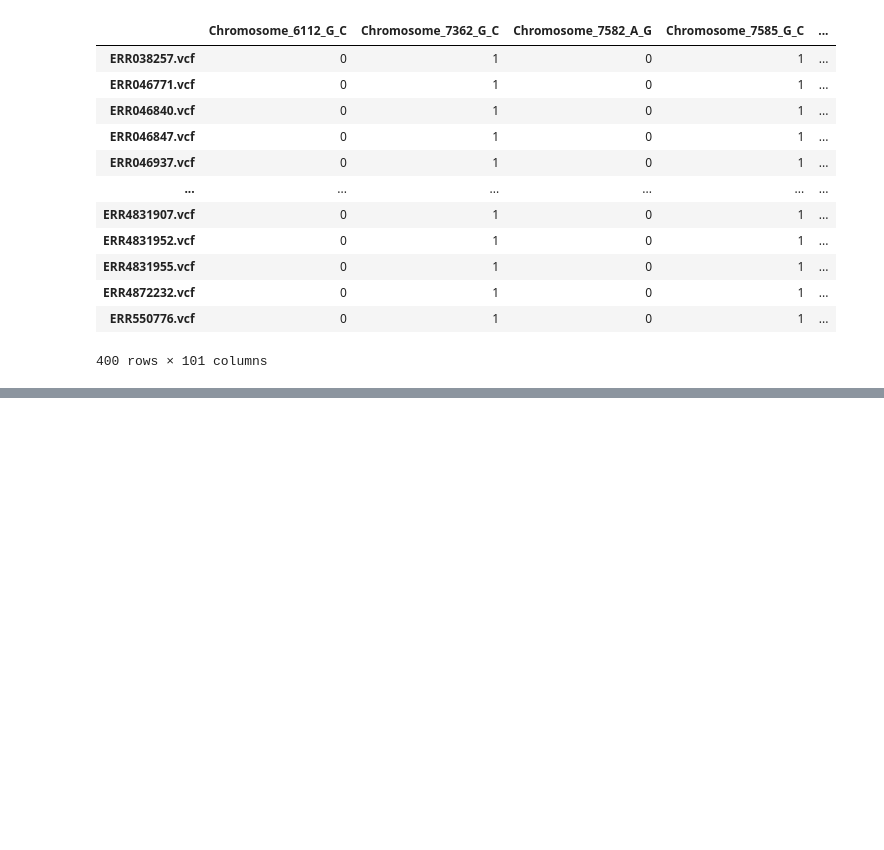
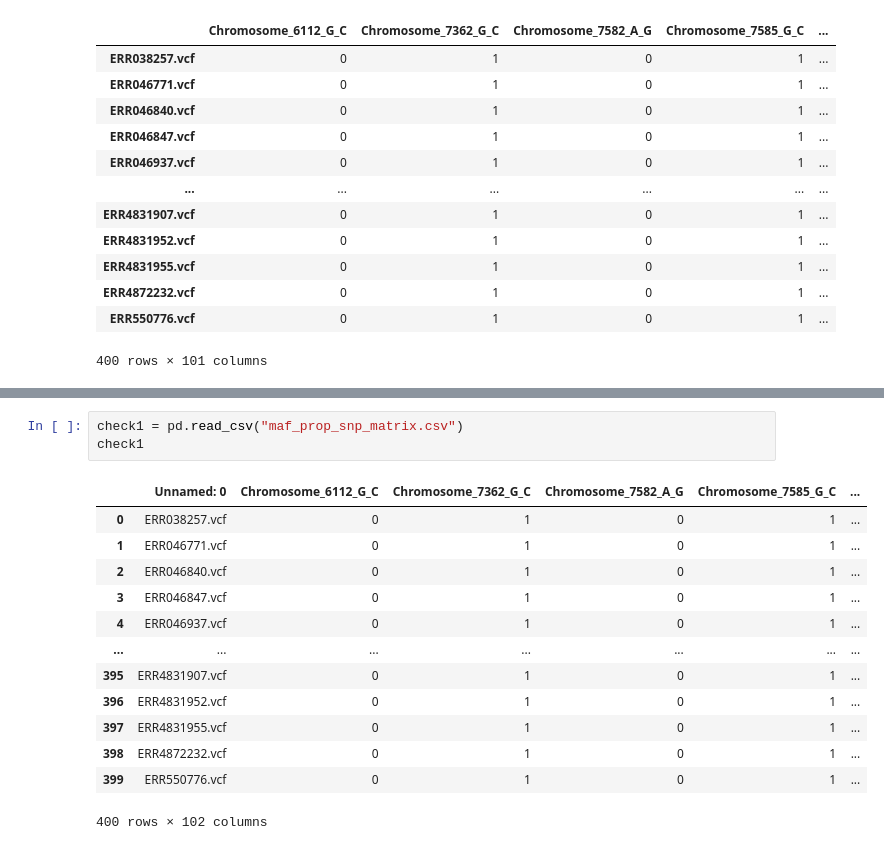
Before and after one commit to 1bellaa/ths-st1-tb, a Jupyter notebook: process_snp.ipynb, the cells around one changed output, grey strips where cells are left out. Saved outputs shown, nothing was run; the diff lists cells and outputs as text; blank space fills up the shorter version.

```diff
--- a/process_snp.ipynb
+++ b/process_snp.ipynb
@@ -181,3 +220,20 @@ df.to_csv("maf_prop_snp_matrix.csv")
 print("📁 Saved SNP matrix to maf_prop_snp_matrix.csv")
 # %% [output]
 📁 Saved SNP matrix to maf_prop_snp_matrix.csv
+# %%
+check1 = pd.read_csv("maf_prop_snp_matrix.csv")
+check1
+# %% [output]
+|  | Unnamed: 0 | Chromosome_6112_G_C | Chromosome_7362_G_C | Chromosome_7582_A_G | Chromosome_7585_G_C | ... |
+| 0 | ERR038257.vcf | 0 | 1 | 0 | 1 | ... |
+| 1 | ERR046771.vcf | 0 | 1 | 0 | 1 | ... |
+| 2 | ERR046840.vcf | 0 | 1 | 0 | 1 | ... |
+| 3 | ERR046847.vcf | 0 | 1 | 0 | 1 | ... |
+| 4 | ERR046937.vcf | 0 | 1 | 0 | 1 | ... |
+| ... | ... | ... | ... | ... | ... | ... |
+| 395 | ERR4831907.vcf | 0 | 1 | 0 | 1 | ... |
+| 396 | ERR4831952.vcf | 0 | 1 | 0 | 1 | ... |
+| 397 | ERR4831955.vcf | 0 | 1 | 0 | 1 | ... |
+| 398 | ERR4872232.vcf | 0 | 1 | 0 | 1 | ... |
+| 399 | ERR550776.vcf | 0 | 1 | 0 | 1 | ... |
+400 rows × 102 columns
```
Also changed, not shown: parts of 5 cells of this notebook.
